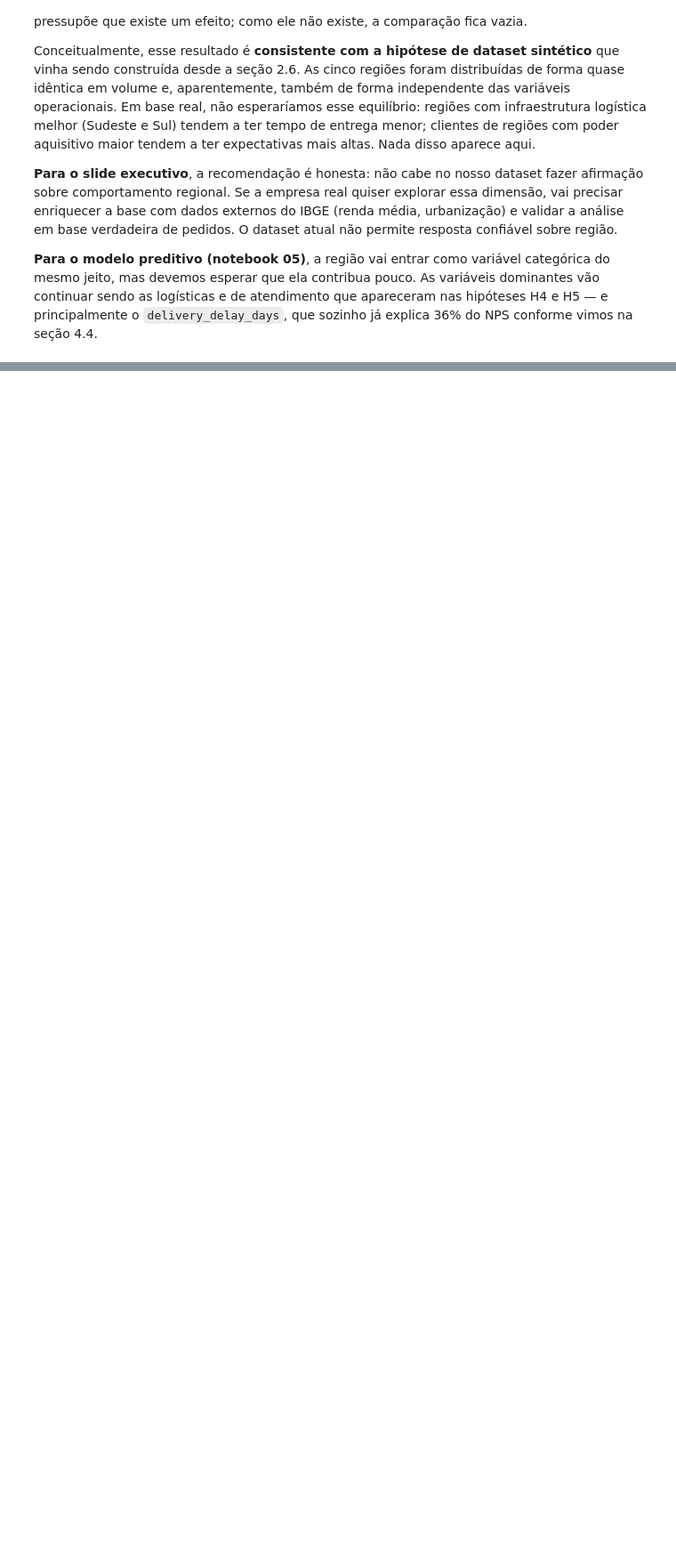
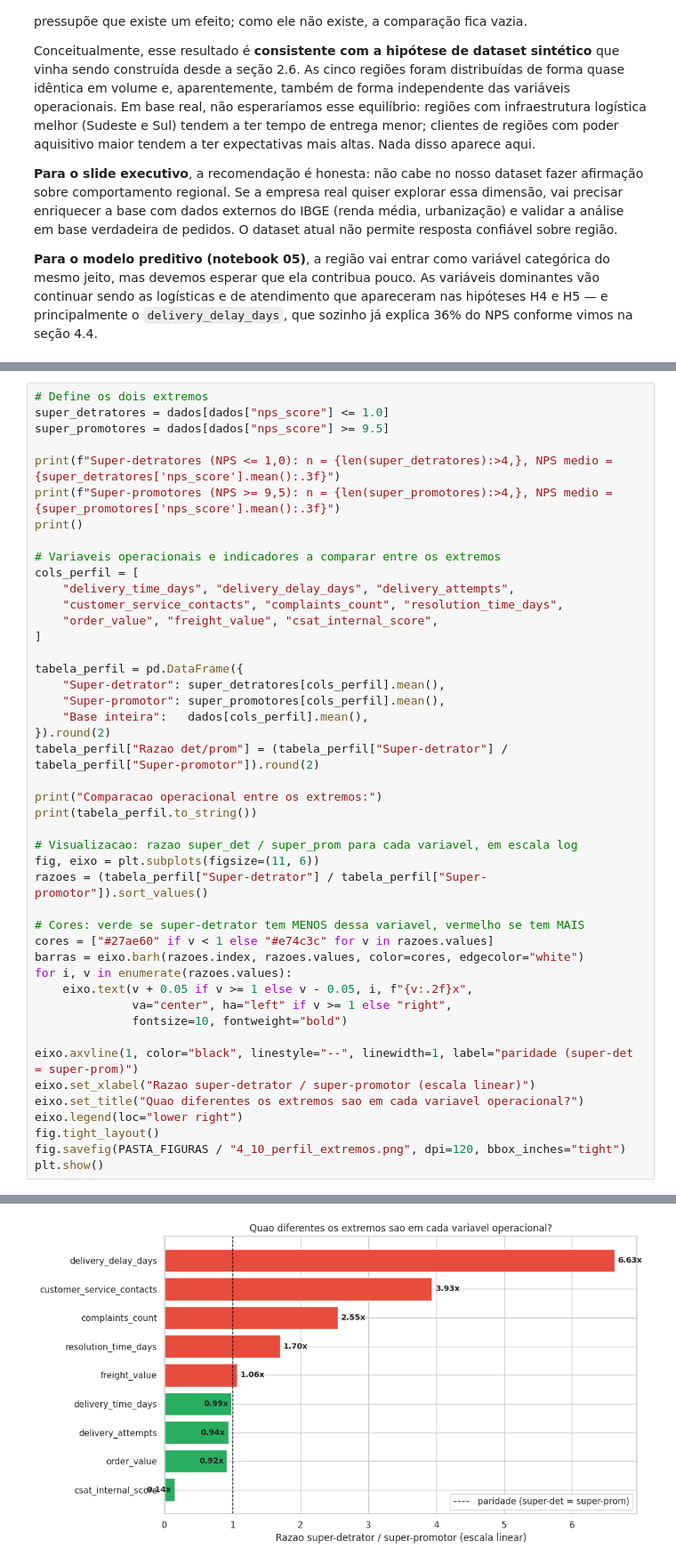
Before and after one commit to guillecosme/fiap-ai-scientist-tech-challange-fase-01, a Jupyter notebook: notebooks/04_eda.ipynb, the cells around one changed output, grey strips where cells are left out. Shown at 89% size. Saved outputs shown, nothing was run; the diff lists cells and outputs as text; blank space fills up the shorter version.

Commit message:
notebook 04: extremos, modelo agregado e fechamento da fase

```diff
--- a/notebooks/04_eda.ipynb
+++ b/notebooks/04_eda.ipynb
@@ -1300,0 +1311,46 @@ Conceitualmente, esse resultado é **consistente com a hipótese de dataset sint
+# %%
+# Define os dois extremos
+super_detratores = dados[dados["nps_score"] <= 1.0]
+super_promotores = dados[dados["nps_score"] >= 9.5]
+
+print(f"Super-detratores (NPS <= 1,0): n = {len(super_detratores):>4,}, NPS medio = {super_detratores['nps_score'].mean():.3f}")
+print(f"Super-promotores (NPS >= 9,5): n = {len(super_promotores):>4,}, NPS medio = {super_promotores['nps_score'].mean():.3f}")
+print()
+
+# Variaveis operacionais e indicadores a comparar entre os extremos
+cols_perfil = [
+    "delivery_time_days", "delivery_delay_days", "delivery_attempts",
+    "customer_service_contacts", "complaints_count", "resolution_time_days",
+    "order_value", "freight_value", "csat_internal_score",
+]
+
+tabela_perfil = pd.DataFrame({
+    "Super-detrator": super_detratores[cols_perfil].mean(),
+    "Super-promotor": super_promotores[cols_perfil].mean(),
+    "Base inteira":   dados[cols_perfil].mean(),
+}).round(2)
+tabela_perfil["Razao det/prom"] = (tabela_perfil["Super-detrator"] / tabela_perfil["Super-promotor"]).round(2)
+
+print("Comparacao operacional entre os extremos:")
+print(tabela_perfil.to_string())
+
+# Visualizacao: razao super_det / super_prom para cada variavel, em escala log
+fig, eixo = plt.subplots(figsize=(11, 6))
+razoes = (tabela_perfil["Super-detrator"] / tabela_perfil["Super-promotor"]).sort_values()
+
+# Cores: verde se super-detrator tem MENOS dessa variavel, vermelho se tem MAIS
+cores = ["#27ae60" if v < 1 else "#e74c3c" for v in razoes.values]
+barras = eixo.barh(razoes.index, razoes.values, color=cores, edgecolor="white")
+for i, v in enumerate(razoes.values):
+    eixo.text(v + 0.05 if v >= 1 else v - 0.05, i, f"{v:.2f}x",
+              va="center", ha="left" if v >= 1 else "right",
+              fontsize=10, fontweight="bold")
+
+eixo.axvline(1, color="black", linestyle="--", linewidth=1, label="paridade (super-det = super-prom)")
+eixo.set_xlabel("Razao super-detrator / super-promotor (escala linear)")
+eixo.set_title("Quao diferentes os extremos sao em cada variavel operacional?")
+eixo.legend(loc="lower right")
+fig.tight_layout()
+fig.savefig(PASTA_FIGURAS / "4_10_perfil_extremos.png", dpi=120, bbox_inches="tight")
+plt.show()
+# %% [output]
@@ -1300,0 +1371 @@ Conceitualmente, esse resultado é **consistente com a hipótese de dataset sint
+[figure, added]
```
Also changed, not shown: parts of 14 cells of this notebook, 3 other files.
